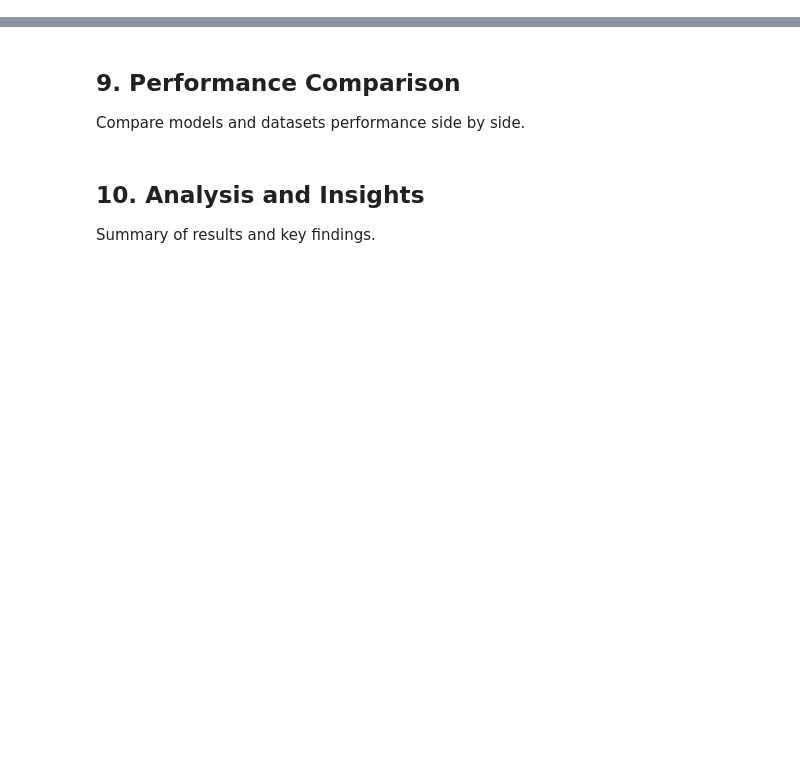
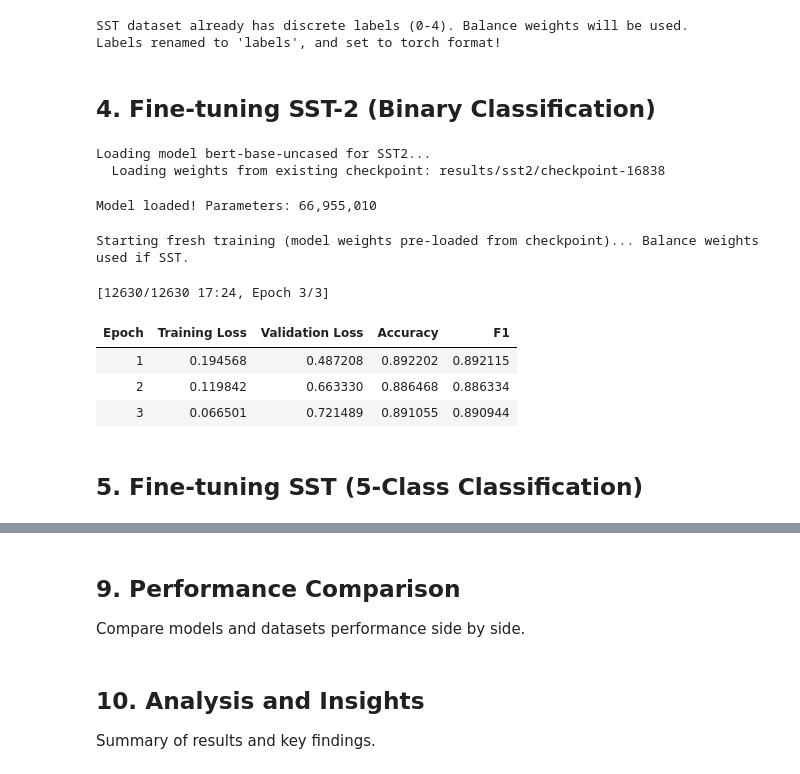
Before and after one commit to DPO-Labs/Cutting-Out-the-Middleman, a Jupyter notebook: src/Task_3_Sentiment_Classification.ipynb, the cells around one changed output, grey strips where cells are left out. Drawn from its saved outputs; the diff is of its cells as text; code cells hidden in the pictures; blank space fills up the shorter version.

```diff
--- a/src/Task_3_Sentiment_Classification.ipynb
+++ b/src/Task_3_Sentiment_Classification.ipynb
@@ -843,0 +233,80 @@ print("Pipelines created!")
+# %%
+# The SetFit/sst5 dataset already has discrete labels (0-4).
+# We just need to rename 'label' to 'labels' for the HuggingFace Trainer.
+print("SST dataset already has discrete labels (0-4). Balance weights will be used.")
+
+# IMPORTANT: rename 'label' → 'labels' so the HuggingFace Trainer finds them.
+sst_encoded = sst_encoded.rename_column('label', 'labels')
+sst_encoded.set_format(type='torch', columns=['input_ids', 'attention_mask', 'labels'])
+
+print("Labels renamed to 'labels', and set to torch format!")
+# %% [output]
+SST dataset already has discrete labels (0-4). Balance weights will be used.
+Labels renamed to 'labels', and set to torch format!
+# %% [markdown]
+## 4. Fine-tuning SST-2 (Binary Classification)
+# %%
+# Create model for SST2
+import torch
+
+print(f"Loading model {model_name} for SST2...")
+
+if 'model_sst2' in globals():
+    print("  model_sst2 already in memory – reusing.")
+else:
+    _ckpt_sst2 = latest_checkpoint_for('./results/sst2')
+    if _ckpt_sst2:
+        print(f"  Loading weights from existing checkpoint: {_ckpt_sst2}")
+        model_sst2 = AutoModelForSequenceClassification.from_pretrained(_ckpt_sst2)
+    else:
+        model_sst2 = AutoModelForSequenceClassification.from_pretrained(model_name, num_labels=2)
+
+print(f"Model loaded! Parameters: {model_sst2.num_parameters():,}")
+# %% [output]
+Loading model bert-base-uncased for SST2...
+  Loading weights from existing checkpoint: results/sst2/checkpoint-16838
+Model loaded! Parameters: 66,955,010
+# %%
+# TrainingArguments for SST2
+training_args_sst2 = TrainingArguments(
+    output_dir='./results/sst2',
+    num_train_epochs=3,
+    per_device_train_batch_size=8,
+    per_device_eval_batch_size=8,
+    gradient_accumulation_steps=2,
+    learning_rate=2e-5,
+    weight_decay=0.01,
+    eval_strategy="epoch",
+    save_strategy="epoch",
+    load_best_model_at_end=True,
+    fp16=torch.cuda.is_available(),
+    report_to="none"
+)
+# %%
+# Define metrics function
+def compute_metrics(eval_pred):
+    predictions, labels = eval_pred
+    predictions = np.argmax(predictions, axis=1)
+    accuracy = accuracy_score(labels, predictions)
+    f1 = f1_score(labels, predictions, average='weighted')
+    return {'accuracy': accuracy, 'f1': f1}
+# %%
+# Create SST2 Trainer
+trainer_sst2 = Trainer(
+    model=model_sst2,
+    args=training_args_sst2,
+    train_dataset=sst2_encoded['train'],
+    eval_dataset=sst2_encoded['validation'],
+    compute_metrics=compute_metrics
+)
+
+safe_train(trainer_sst2, training_args_sst2.output_dir)
+# %% [output]
+Starting fresh training (model weights pre-loaded from checkpoint)... Balance weights used if SST.
+[12630/12630 17:24, Epoch 3/3]
+| Epoch | Training Loss | Validation Loss | Accuracy | F1 |
+| 1 | 0.194568 | 0.487208 | 0.892202 | 0.892115 |
+| 2 | 0.119842 | 0.663330 | 0.886468 | 0.886334 |
+| 3 | 0.066501 | 0.721489 | 0.891055 | 0.890944 |
+# %% [markdown]
+## 5. Fine-tuning SST (5-Class Classification)
```
Also changed, not shown: parts of 61 cells of this notebook, 1 other file.
